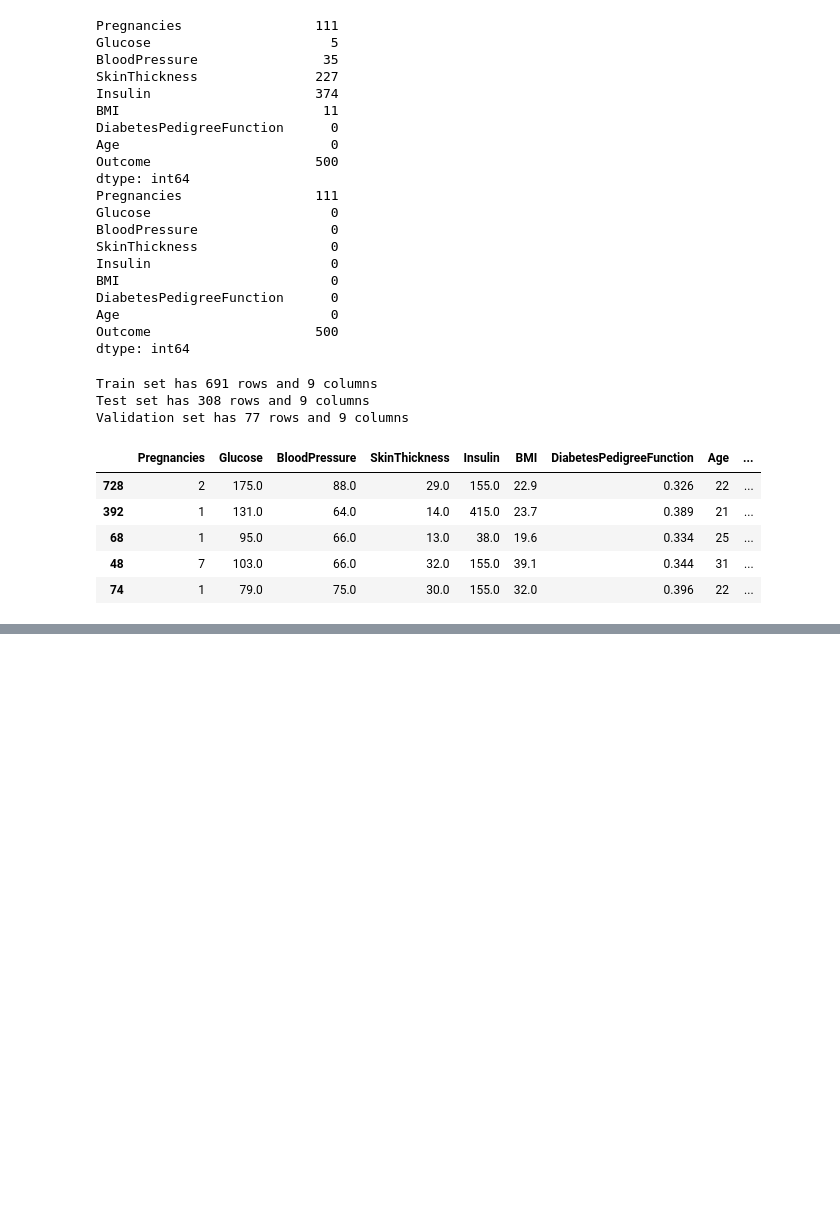
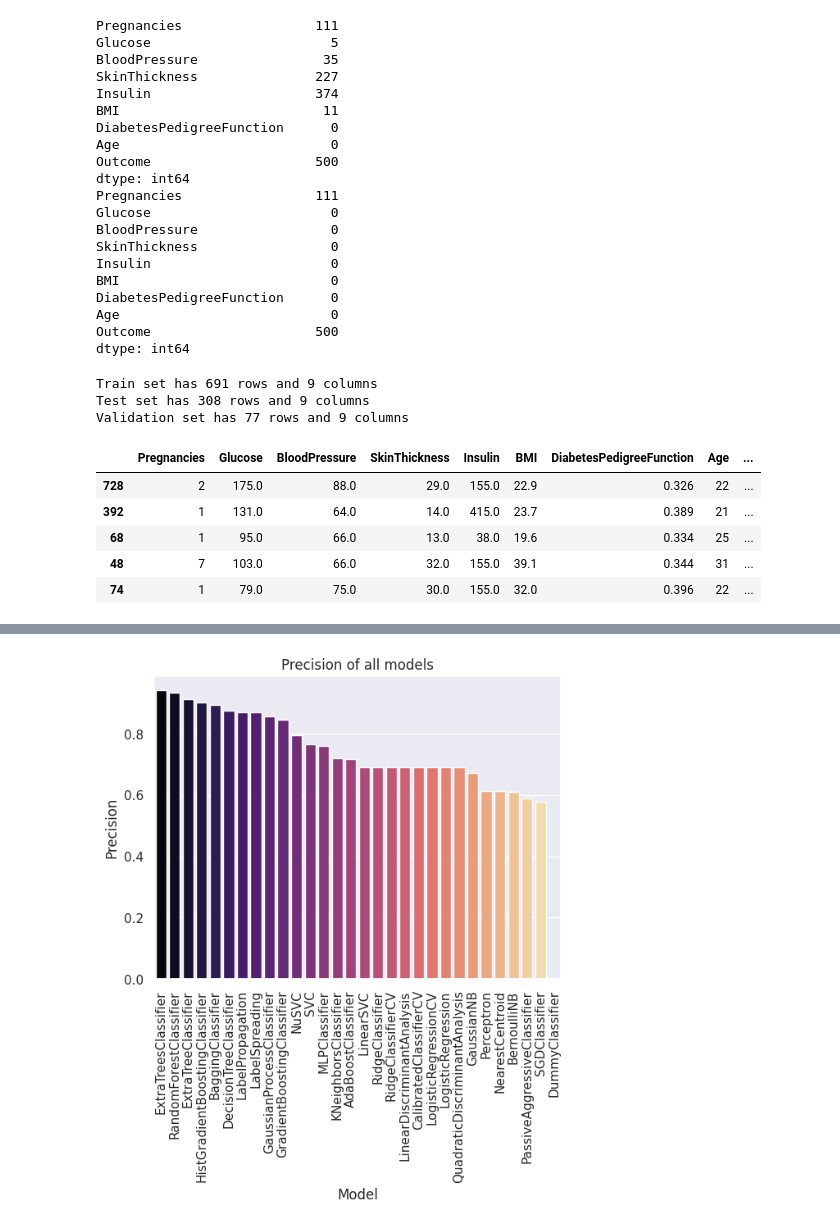
Before and after one commit to jaywyawhare/Diabetes-Prediction, a Jupyter notebook: notebook/Notebook-1.ipynb, the cells around one changed output, grey strips where cells are left out. Cells and saved outputs as stored; diff of their text form; code cells hidden in the pictures; blank space fills up the shorter version.

```diff
--- a/notebook/Notebook-1.ipynb
+++ b/notebook/Notebook-1.ipynb
@@ -138,0 +180,4 @@ Validation score: 0.6623376623376623
+# %%
+plot('Precision')
+# %% [output]
+[figure, added]
```
Also changed, not shown: parts of 12 cells of this notebook.
